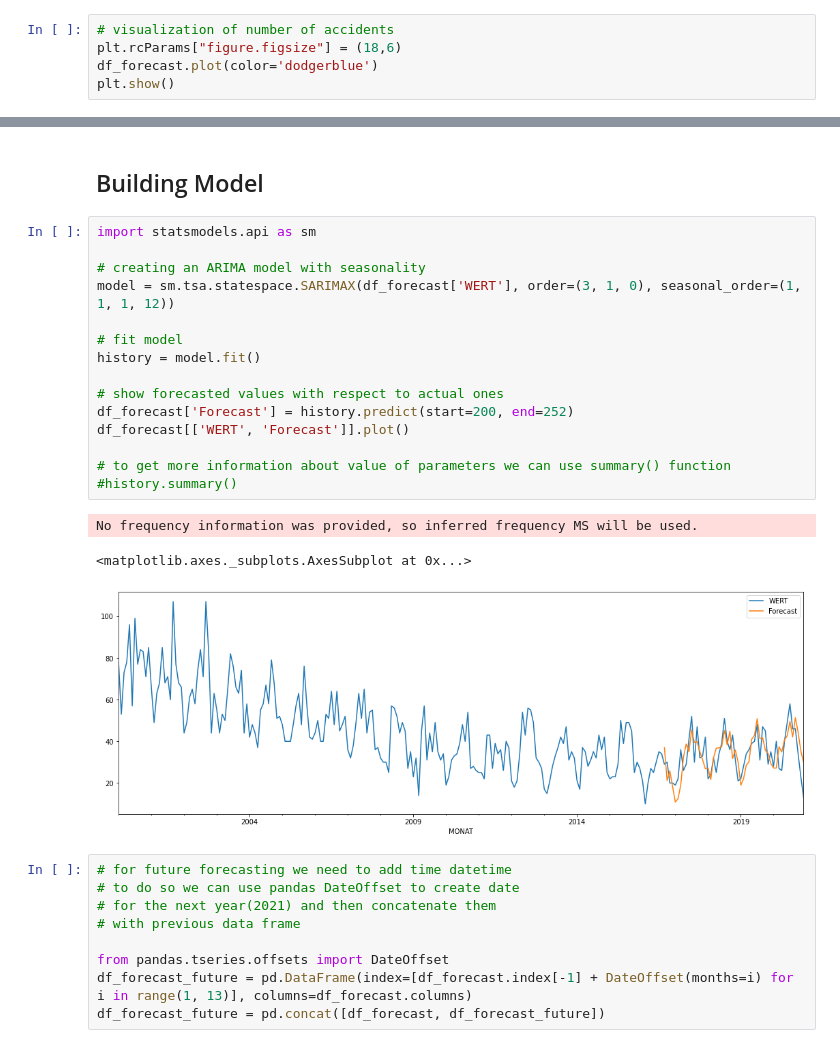
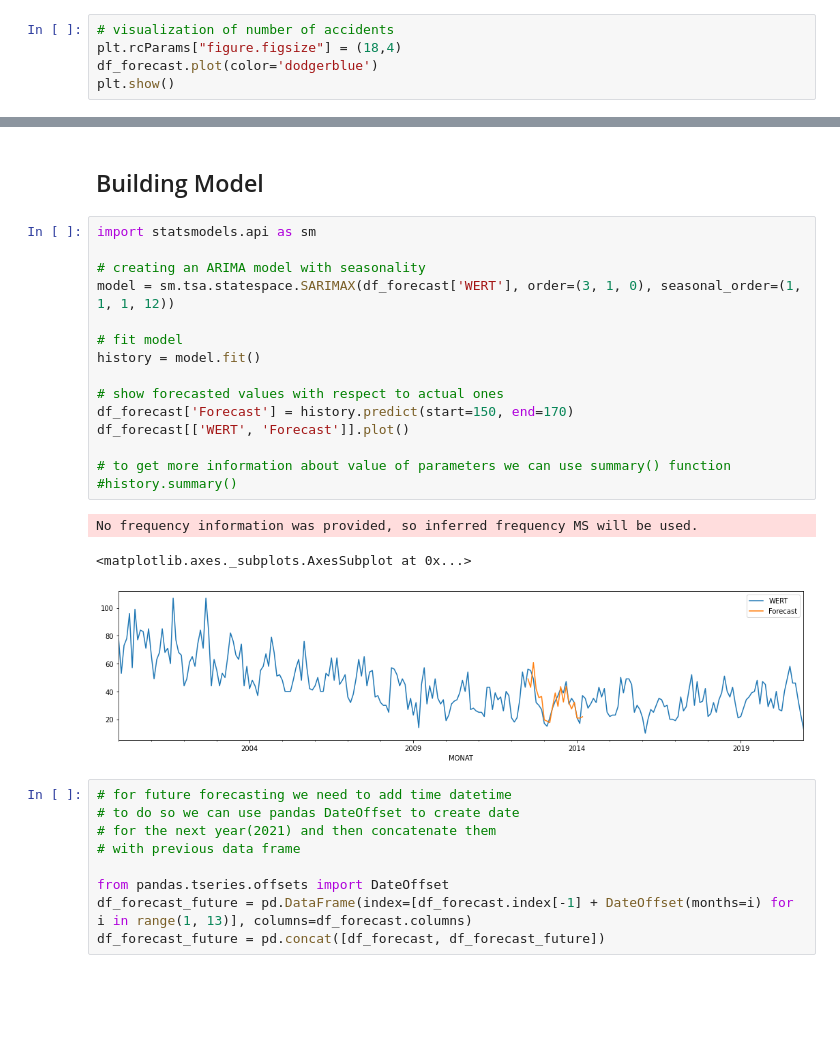
Before and after one commit to asalarp/dps_challenge, a Jupyter notebook: Mission1.ipynb, the cells around one changed output, grey strips where cells are left out. Saved outputs shown, nothing was run; the diff lists cells and outputs as text; blank space fills up the shorter version.

```diff
--- a/Mission1.ipynb
+++ b/Mission1.ipynb
@@ -187,7 +187,7 @@ df_forecast.describe()
 | max | 107.000000 |
 # %%
 # visualization of number of accidents
-plt.rcParams["figure.figsize"] = (18,6)
+plt.rcParams["figure.figsize"] = (18,4)
 df_forecast.plot(color='dodgerblue')
 plt.show()
 # %% [output]
@@ -215,22 +216,22 @@ figure = seasonality.plot()
 # %%
 import statsmodels.api as sm
 
 # creating an ARIMA model with seasonality
 model = sm.tsa.statespace.SARIMAX(df_forecast['WERT'], order=(3, 1, 0), seasonal_order=(1, 1, 1, 12))
 
 # fit model
 history = model.fit()
 
 # show forecasted values with respect to actual ones
-df_forecast['Forecast'] = history.predict(start=200, end=252)
+df_forecast['Forecast'] = history.predict(start=150, end=170)
 df_forecast[['WERT', 'Forecast']].plot()
 
 # to get more information about value of parameters we can use summary() function
 #history.summary()
 # %% [output]
 No frequency information was provided, so inferred frequency MS will be used.
 <matplotlib.axes._subplots.AxesSubplot at 0x...>
-[figure, old version]
+[figure, new version]
 # %%
 # for future forecasting we need to add time datetime
 # to do so we can use pandas DateOffset to create date
```
Also changed, not shown: parts of 7 cells of this notebook.
